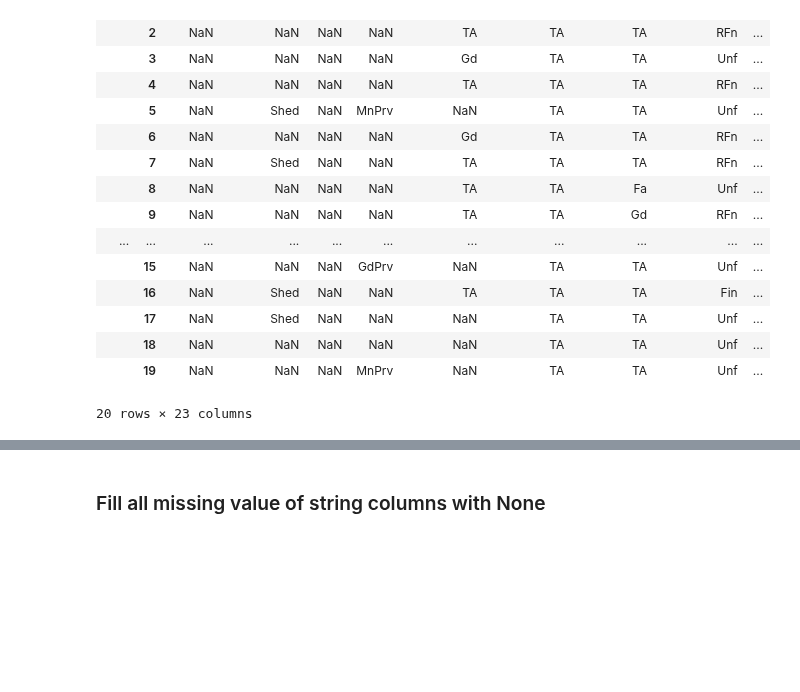
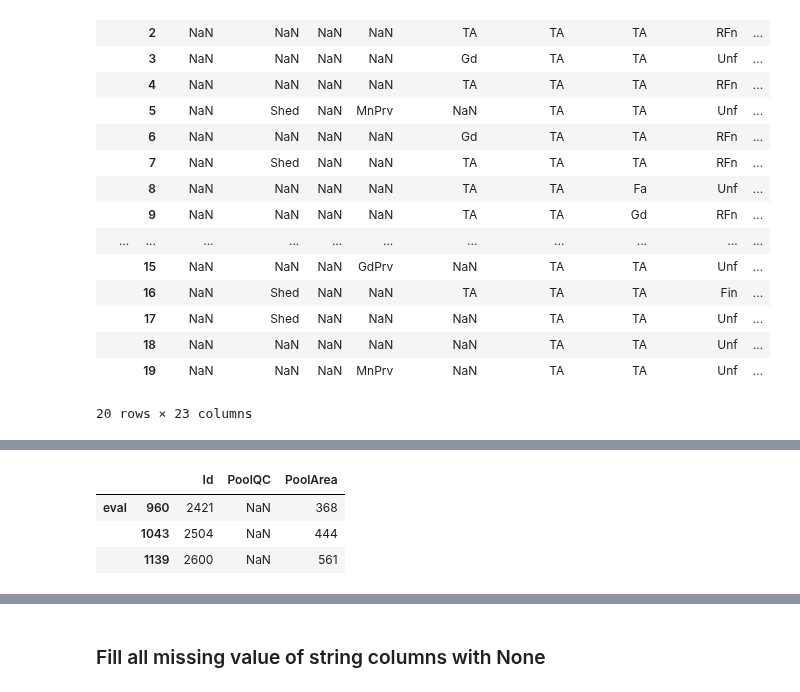
Before and after one commit to latuannetnam/kaggle, a Jupyter notebook: House Prices/House price analysis - version 4.ipynb, the cells around one changed output, grey strips where cells are left out. Drawn from its saved outputs; the diff is of its cells as text; code cells hidden in the pictures; blank space fills up the shorter version.

```diff
--- a/House Prices/House price analysis - version 4.ipynb
+++ b/House Prices/House price analysis - version 4.ipynb
@@ -126,0 +136,8 @@ object_data.head(20)
+# %%
+# Check NaN PoolQC with PoolArea
+combine_data[['Id', col, 'PoolArea']][(combine_data[col].isnull()) & (combine_data['PoolArea']>0)]
+# %% [output]
+|  |  | Id | PoolQC | PoolArea |
+| eval | 960 | 2421 | NaN | 368 |
+|  | 1043 | 2504 | NaN | 444 |
+|  | 1139 | 2600 | NaN | 561 |
```
Also changed, not shown: parts of 17 cells of this notebook, 2 other files.
